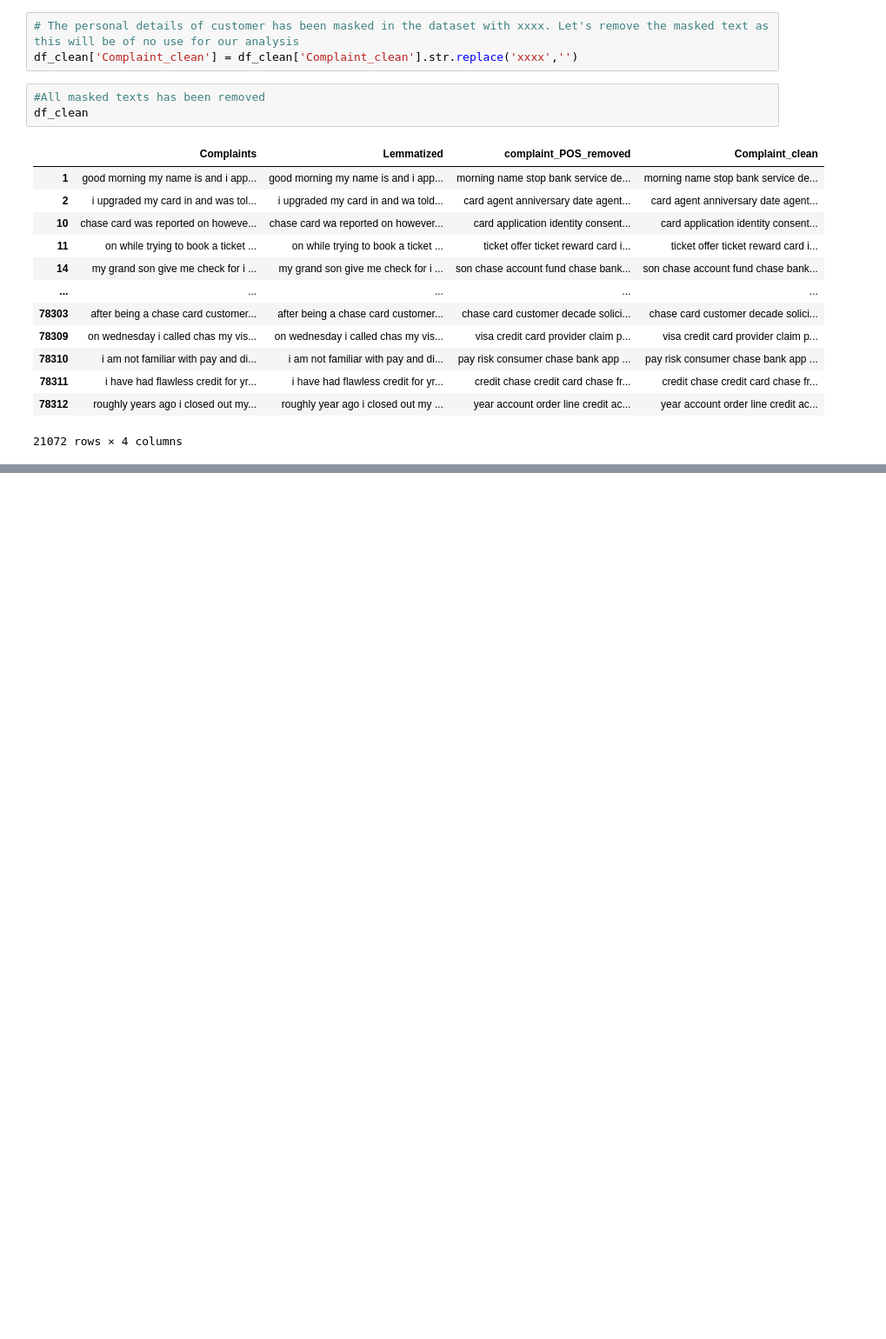
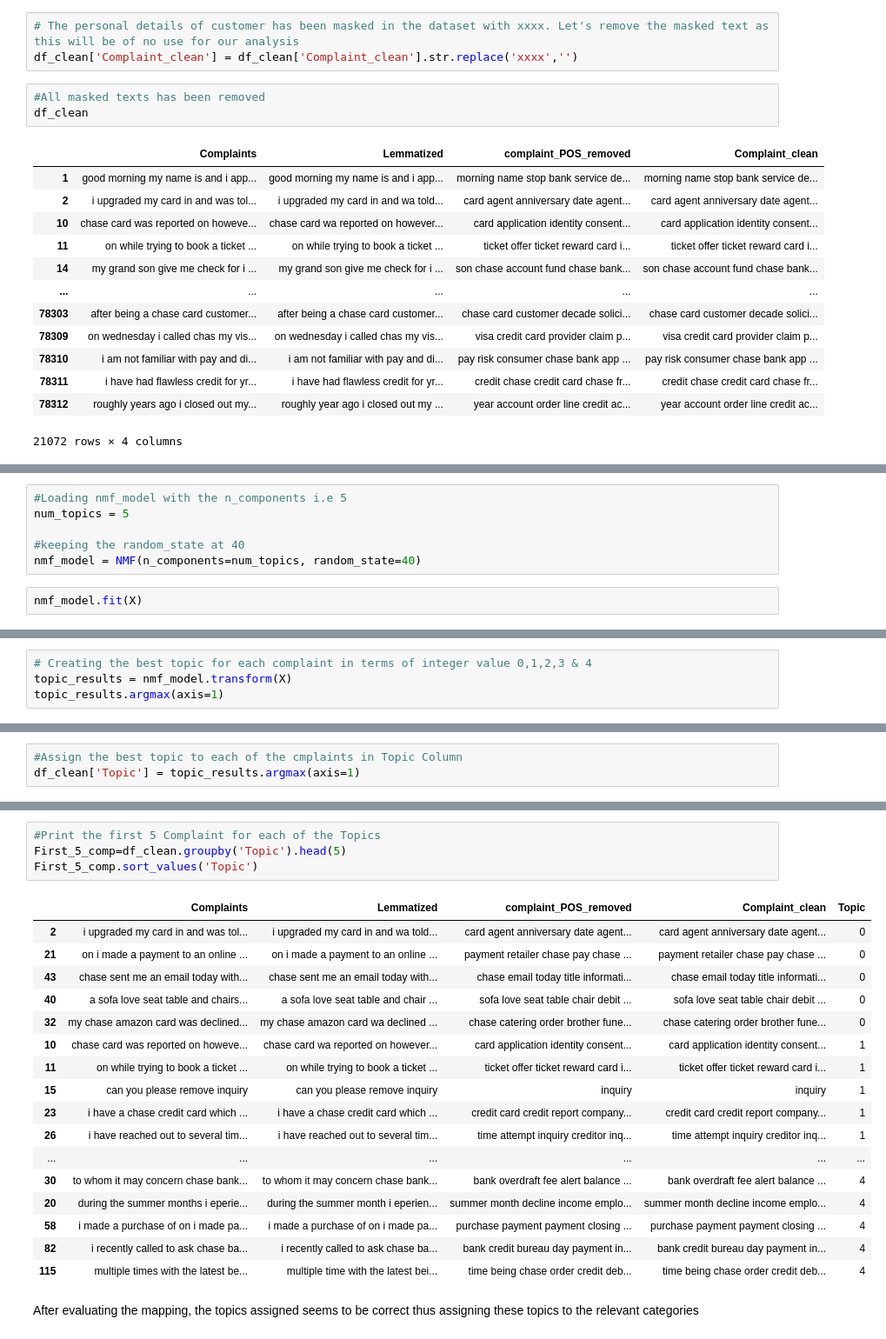
Before and after one commit to Ashik-Mohammed-S/Automatic_Ticket_Classifier, a Jupyter notebook: Model.ipynb, the cells around one changed output, grey strips where cells are left out. Shown at 87% size. Drawn from its saved outputs; the diff is of its cells as text; blank space fills up the shorter version.

```diff
--- a/Model.ipynb
+++ b/Model.ipynb
@@ -333,0 +350,8 @@ df_clean
+# %%
+#Loading nmf_model with the n_components i.e 5
+num_topics = 5
+
+#keeping the random_state at 40
+nmf_model = NMF(n_components=num_topics, random_state=40)
+# %%
+nmf_model.fit(X)
@@ -333,0 +379,4 @@ df_clean
+# %%
+# Creating the best topic for each complaint in terms of integer value 0,1,2,3 & 4
+topic_results = nmf_model.transform(X)
+topic_results.argmax(axis=1)
@@ -333,0 +385,3 @@ df_clean
+# %%
+#Assign the best topic to each of the cmplaints in Topic Column
+df_clean['Topic'] = topic_results.argmax(axis=1)
@@ -333,0 +397,24 @@ df_clean
+# %%
+#Print the first 5 Complaint for each of the Topics
+First_5_comp=df_clean.groupby('Topic').head(5)
+First_5_comp.sort_values('Topic')
+# %% [output]
+|  | Complaints | Lemmatized | complaint_POS_removed | Complaint_clean | Topic |
+| 2 | i upgraded my card in and was tol... | i upgraded my card in and wa told... | card agent anniversary date agent... | card agent anniversary date agent... | 0 |
+| 21 | on i made a payment to an online ... | on i made a payment to an online ... | payment retailer chase pay chase ... | payment retailer chase pay chase ... | 0 |
+| 43 | chase sent me an email today with... | chase sent me an email today with... | chase email today title informati... | chase email today title informati... | 0 |
+| 40 | a sofa love seat table and chairs... | a sofa love seat table and chair ... | sofa love seat table chair debit ... | sofa love seat table chair debit ... | 0 |
+| 32 | my chase amazon card was declined... | my chase amazon card wa declined ... | chase catering order brother fune... | chase catering order brother fune... | 0 |
+| 10 | chase card was reported on howeve... | chase card wa reported on however... | card application identity consent... | card application identity consent... | 1 |
+| 11 | on while trying to book a ticket ... | on while trying to book a ticket ... | ticket offer ticket reward card i... | ticket offer ticket reward card i... | 1 |
+| 15 | can you please remove inquiry | can you please remove inquiry | inquiry | inquiry | 1 |
+| 23 | i have a chase credit card which ... | i have a chase credit card which ... | credit card credit report company... | credit card credit report company... | 1 |
+| 26 | i have reached out to several tim... | i have reached out to several tim... | time attempt inquiry creditor inq... | time attempt inquiry creditor inq... | 1 |
+| ... | ... | ... | ... | ... | ... |
+| 30 | to whom it may concern chase bank... | to whom it may concern chase bank... | bank overdraft fee alert balance ... | bank overdraft fee alert balance ... | 4 |
+| 20 | during the summer months i eperie... | during the summer month i eperien... | summer month decline income emplo... | summer month decline income emplo... | 4 |
+| 58 | i made a purchase of on i made pa... | i made a purchase of on i made pa... | purchase payment payment closing ... | purchase payment payment closing ... | 4 |
+| 82 | i recently called to ask chase ba... | i recently called to ask chase ba... | bank credit bureau day payment in... | bank credit bureau day payment in... | 4 |
+| 115 | multiple times with the latest be... | multiple time with the latest bei... | time being chase order credit deb... | time being chase order credit deb... | 4 |
+# %% [markdown]
+After evaluating the mapping, the topics assigned seems to be correct thus assigning these topics to the relevant categories
```
Also changed, not shown: parts of 11 cells of this notebook.
